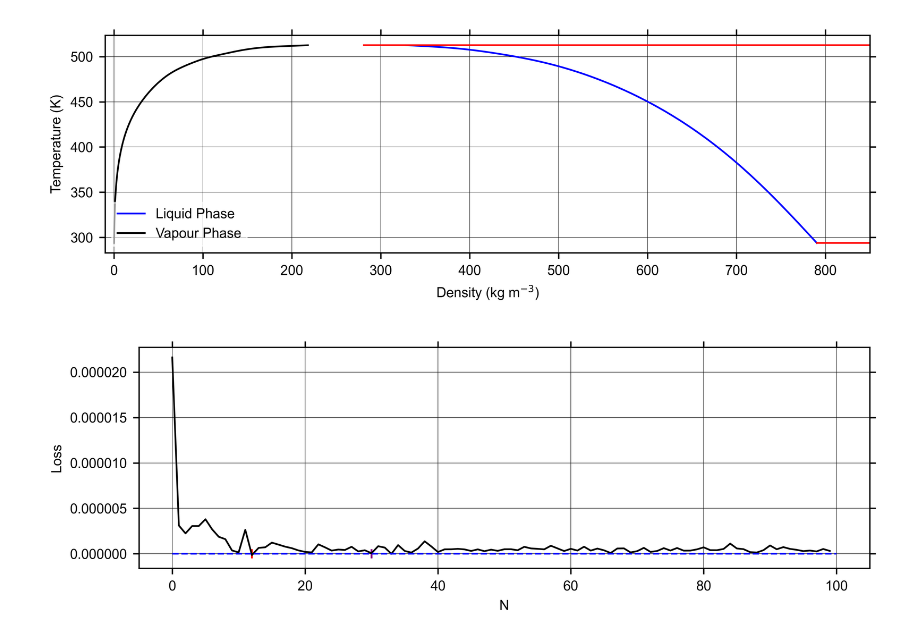
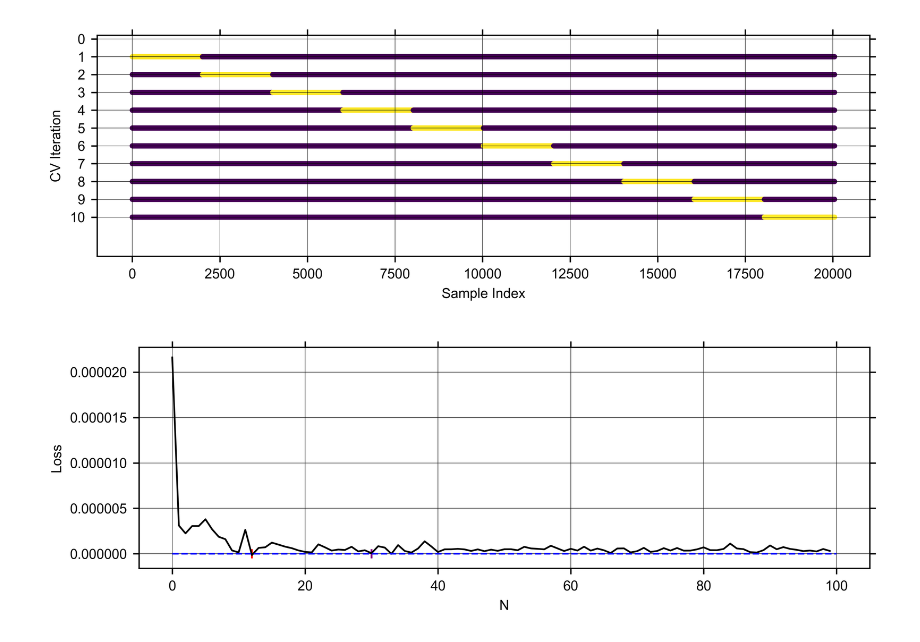
Before and after one commit to Zackary-Overend/MSc, a Jupyter notebook: Model_main.ipynb, the cells around one changed output. Cells and saved outputs as stored; diff of their text form; code cells hidden in the pictures.

Commit message:
Generation of  kfold visulisation for methodology

```diff
--- a/Model_main.ipynb
+++ b/Model_main.ipynb
@@ -405,4 +405,4 @@ load_data_file = "NIST Saturation.xlsx"
 hidden_layer = [29]
 split_values = [2,3,4,5,6,7,8,9,10]
 
-dataframe = Data_gather(path, load_data_file, True, False)
+x_data, y_data = Load_data(path= path, file_name= load_data_file, CO= False, fingerprints= True)
@@ -431,22 +409,33 @@ liquid
-# %%
-fig, (ax1)= plt.subplots(1, 1)
-
-ax1.plot(liquid['Density (kg/m3)'].tolist(), liquid['Temperature (K)'].tolist(), '-b', label='Liquid Phase')
-ax1.plot(Vapour['Density (kg/m3)'].tolist(), Vapour['Temperature (K)'].tolist(), '-k', label='Vapour Phase')
-ax1.plot((281.11, 890.31), (512.5967,  512.5967), '-r')
-ax1.plot((790.31, 890.31), (293.8143,  293.8143), '-r')
-ax1.legend(loc= 3)
-
-ax1.set_xlabel('Density (kg m$^{-3}$)')
-ax1.set_ylabel('Temperature (K)')
-
-ax1.set_xlim(-10,850)
-plt.style.use('DoubleColumn.mplstyle')
-plt.rcParams["axes.formatter.limits"] = (-99, 99)
-plt.savefig('Saturation Data.pdf')
-plt.show()
-# %% [output]
-[figure, removed]
+# %%
+fig, ax = plt.subplots()
+n_splits = 10
+cv = KFold(n_splits, shuffle= False)
+
+for ii, (tr,tt) in enumerate(cv.split(X= x_data, y= y_data)):
+    indicies = np.array([np.nan] * len(x_data))
+    indicies[tt] = 1
+    indicies[tr] = 0
+    ax.scatter(range(len(indicies)), [ii + 1] * len(indicies), c=indicies, marker='o')
+
+yticklabels = list(range(n_splits + 1))
+
+ax.set(
+    yticks = np.arange(n_splits + 1),
+    yticklabels= yticklabels,
+    xlabel = "Sample Index",
+    ylabel = "CV Iteration",
+    ylim = [n_splits + 2.2, -0.2]
+)
+
+plt.style.use('DoubleColumn.mplstyle')
+plt.rcParams["axes.formatter.limits"] = (-99, 99)
+
+plt.savefig('KFold visulisation.pdf')
+
+# plt.gca().set_aspect('equal', adjustable='box')
+plt.show()
+# %% [output]
+[figure, added]
 # %%
 optimised_MSE_train, optimised_MSE_test = optimise_network(x_data, y_data, 0.25, 100, 1, [])
 # %%
```
Also changed, not shown: parts of 3 cells of this notebook, 1 other file.
